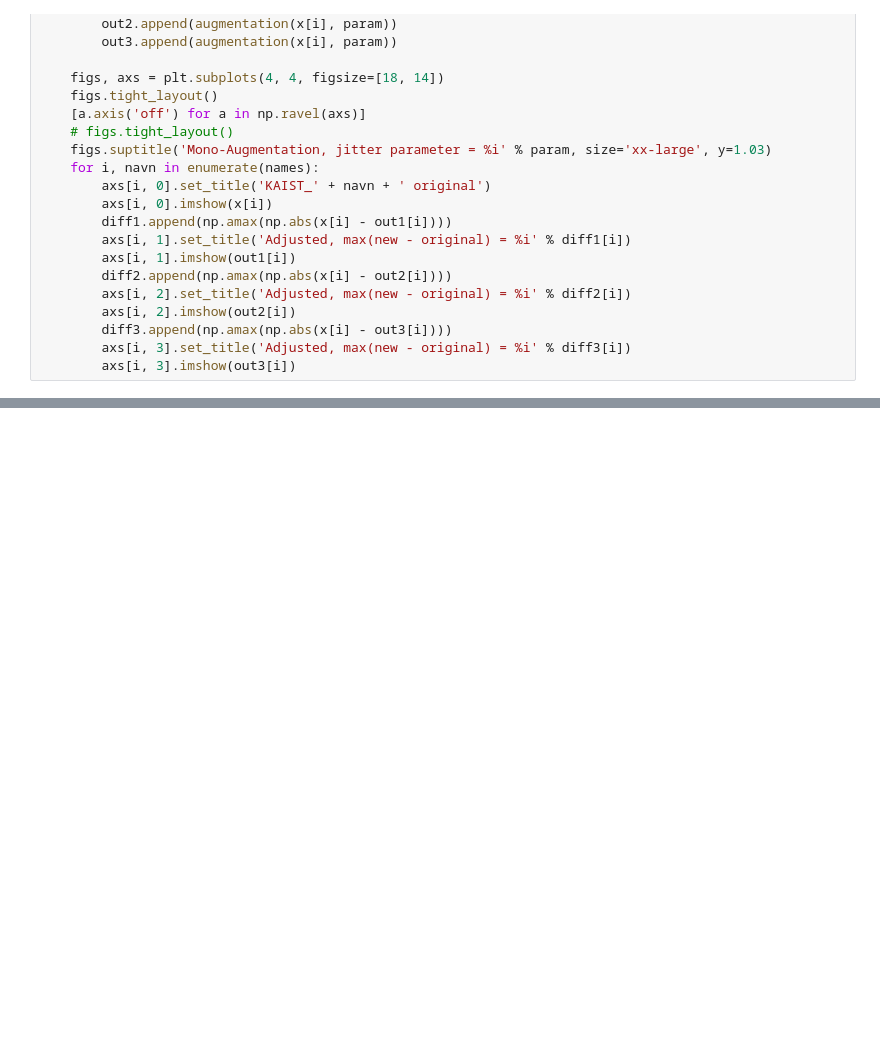
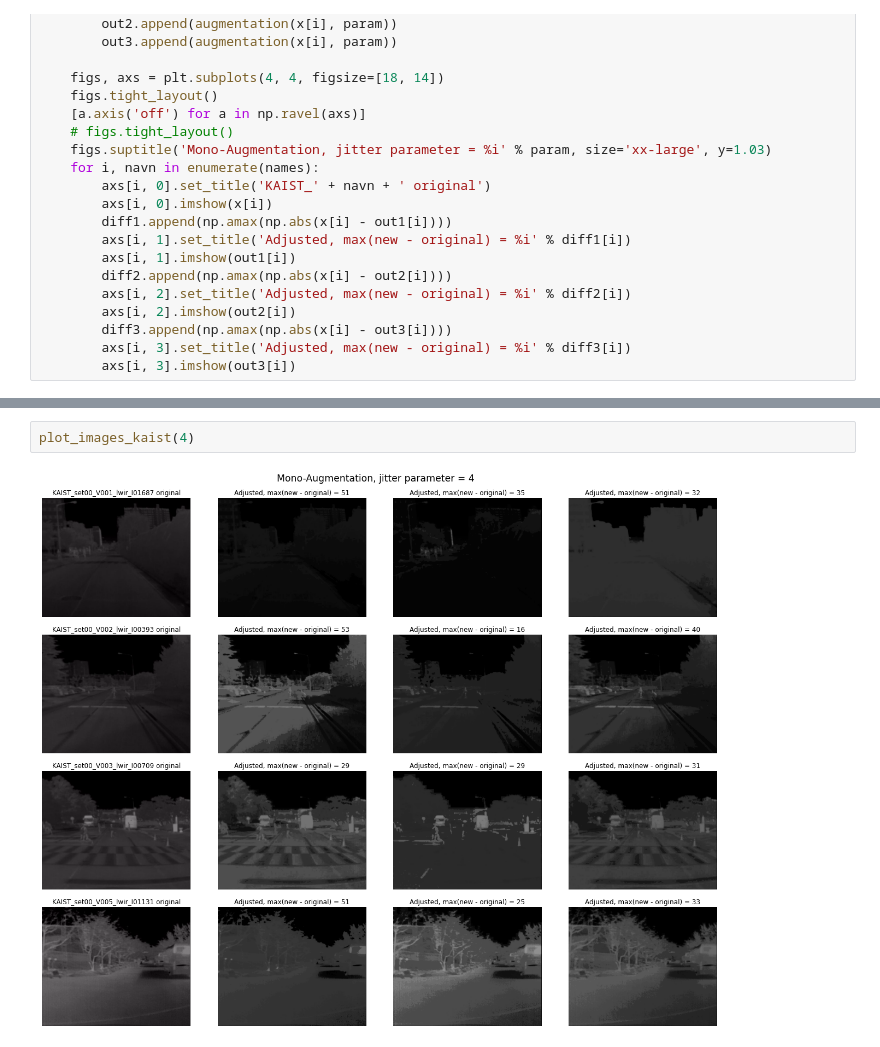
Before and after one commit to kalebkassaw/mono-aug, a Jupyter notebook: main.ipynb, the cells around one changed output, grey strips where cells are left out. Cells and saved outputs as stored; diff of their text form; blank space fills up the shorter version.

```diff
--- a/main.ipynb
+++ b/main.ipynb
@@ -62,0 +71,4 @@ plot_images_kaist(0)
+# %%
+plot_images_kaist(4)
+# %% [output]
+[figure, added]
```
Also changed, not shown: parts of 13 cells of this notebook, 1 other file.
